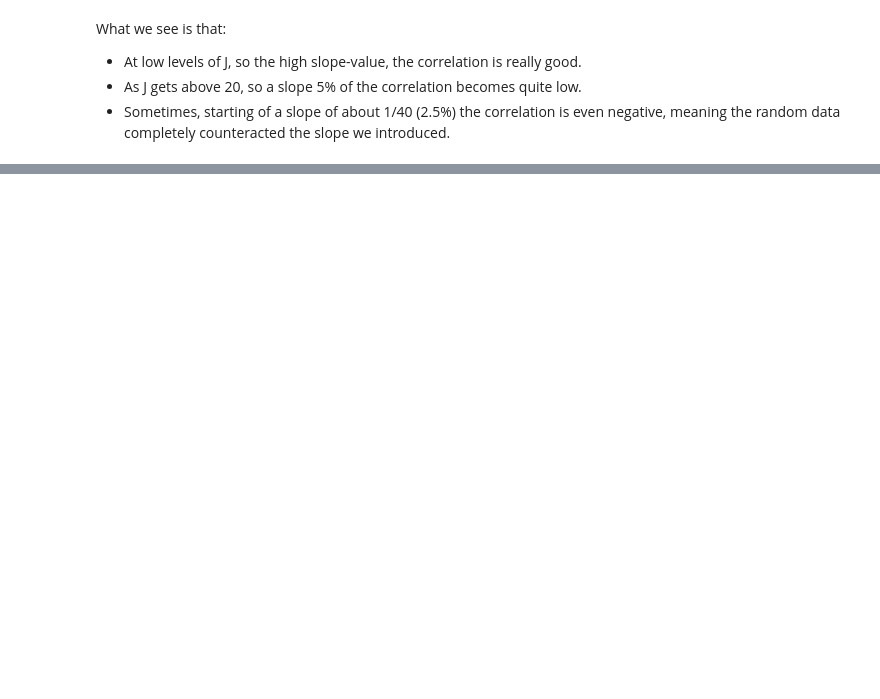
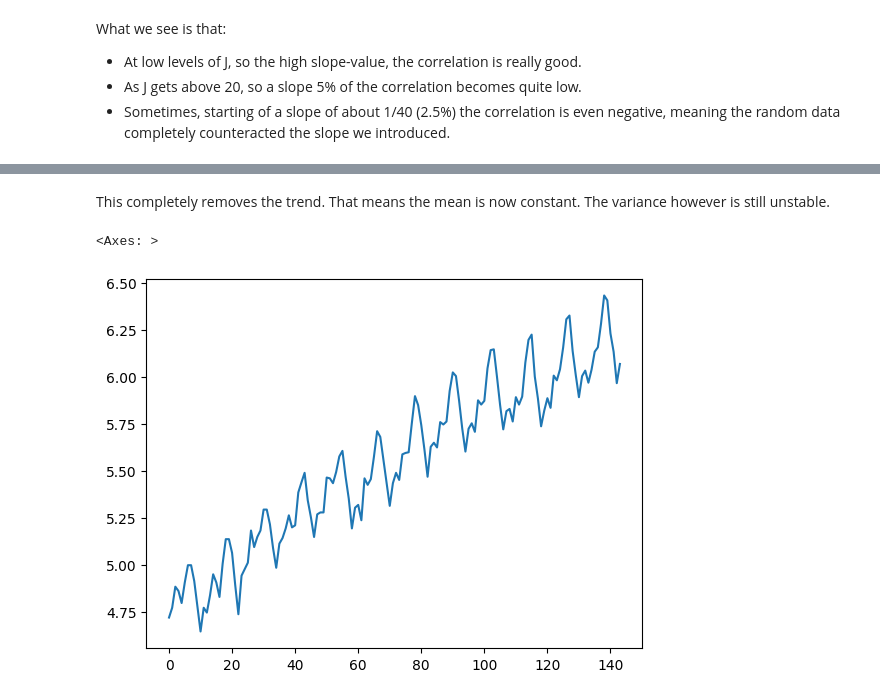
Before and after one commit to mjochen/CloudAI, a Jupyter notebook: Scripts/4.1 - stability.ipynb, the cells around one changed output, grey strips where cells are left out. Saved outputs shown, nothing was run; the diff lists cells and outputs as text; code cells hidden in the pictures; blank space fills up the shorter version.

```diff
--- a/Scripts/4.1 - stability.ipynb
+++ b/Scripts/4.1 - stability.ipynb
@@ -123,0 +165,9 @@ What we see is that:
+# %% [markdown]
+This completely removes the trend. That means the mean is now constant. The variance however is still unstable.
+# %%
+import numpy as np
+df_air["Passenger_Log"] = np.log(df_air["#Passengers"])
+df_air["Passenger_Log"].plot()
+# %% [output]
+<Axes: >
+[figure, added]
```
Also changed, not shown: parts of 11 cells of this notebook, 10 other files.
